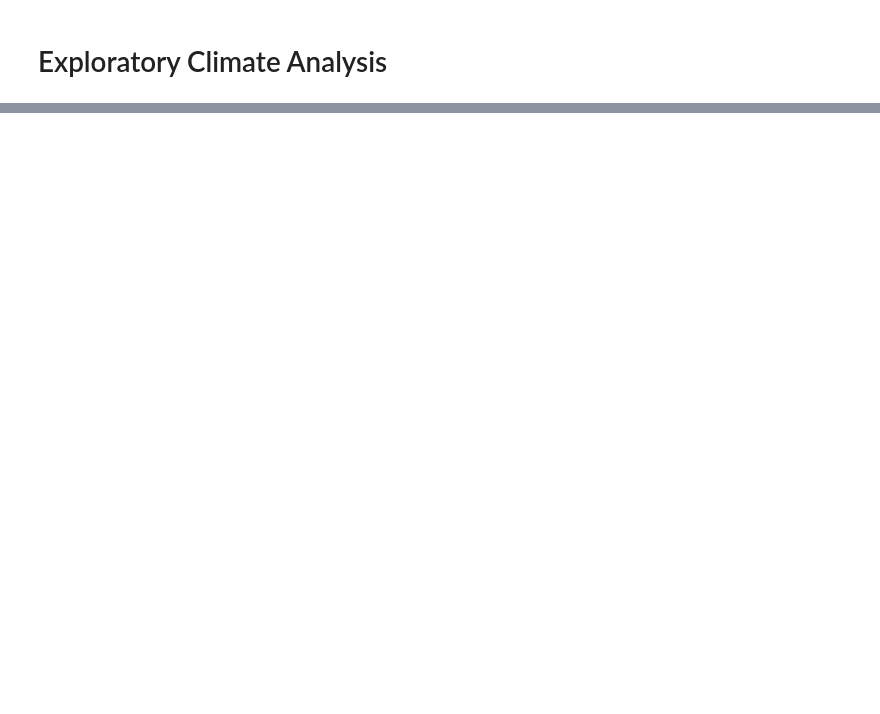
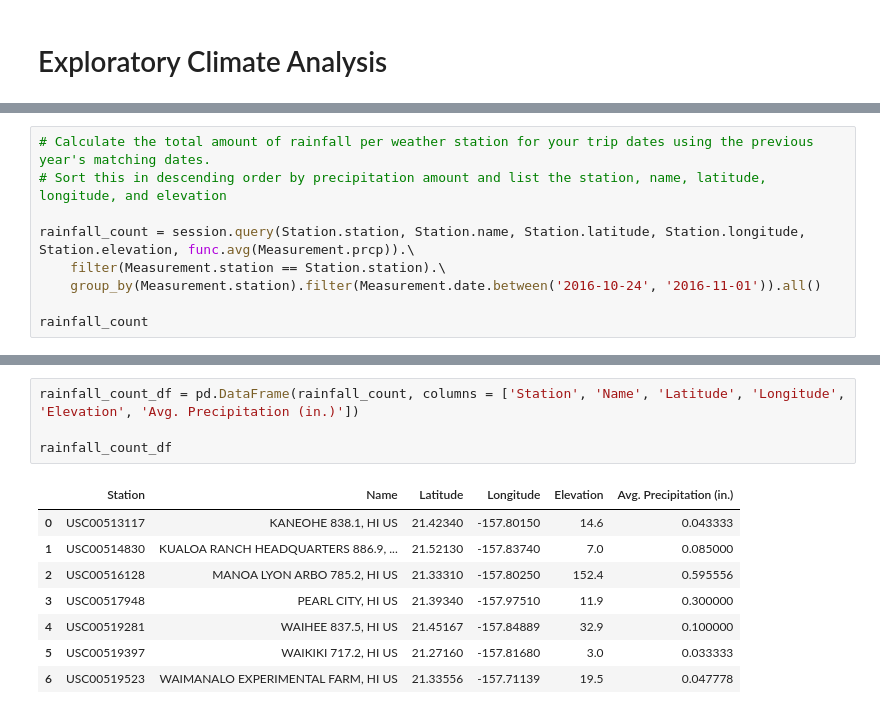
Before and after one commit to rgreenebaum1/sqlalchemy-challenge, a Jupyter notebook: climate_starter.ipynb, the cells around one changed output, grey strips where cells are left out. Saved outputs shown, nothing was run; the diff lists cells and outputs as text; blank space fills up the shorter version.

```diff
--- a/climate_starter.ipynb
+++ b/climate_starter.ipynb
@@ -181,0 +460,9 @@ daily_normals("01-01")
+# %%
+# Calculate the total amount of rainfall per weather station for your trip dates using the previous year's matching dates.
+# Sort this in descending order by precipitation amount and list the station, name, latitude, longitude, and elevation
+
+rainfall_count = session.query(Station.station, Station.name, Station.latitude, Station.longitude, Station.elevation, func.avg(Measurement.prcp)).\
+    filter(Measurement.station == Station.station).\
+    group_by(Measurement.station).filter(Measurement.date.between('2016-10-24', '2016-11-01')).all()
+
+rainfall_count
@@ -181,0 +487,13 @@ daily_normals("01-01")
+# %%
+rainfall_count_df = pd.DataFrame(rainfall_count, columns = ['Station', 'Name', 'Latitude', 'Longitude', 'Elevation', 'Avg. Precipitation (in.)'])
+
+rainfall_count_df
+# %% [output]
+|  | Station | Name | Latitude | Longitude | Elevation | Avg. Precipitation (in.) |
+| 0 | USC00513117 | KANEOHE 838.1, HI US | 21.42340 | -157.80150 | 14.6 | 0.043333 |
+| 1 | USC00514830 | KUALOA RANCH HEADQUARTERS 886.9, ... | 21.52130 | -157.83740 | 7.0 | 0.085000 |
+| 2 | USC00516128 | MANOA LYON ARBO 785.2, HI US | 21.33310 | -157.80250 | 152.4 | 0.595556 |
+| 3 | USC00517948 | PEARL CITY, HI US | 21.39340 | -157.97510 | 11.9 | 0.300000 |
+| 4 | USC00519281 | WAIHEE 837.5, HI US | 21.45167 | -157.84889 | 32.9 | 0.100000 |
+| 5 | USC00519397 | WAIKIKI 717.2, HI US | 21.27160 | -157.81680 | 3.0 | 0.033333 |
+| 6 | USC00519523 | WAIMANALO EXPERIMENTAL FARM, HI US | 21.33556 | -157.71139 | 19.5 | 0.047778 |
```
Also changed, not shown: parts of 61 cells of this notebook, 10 other files.
